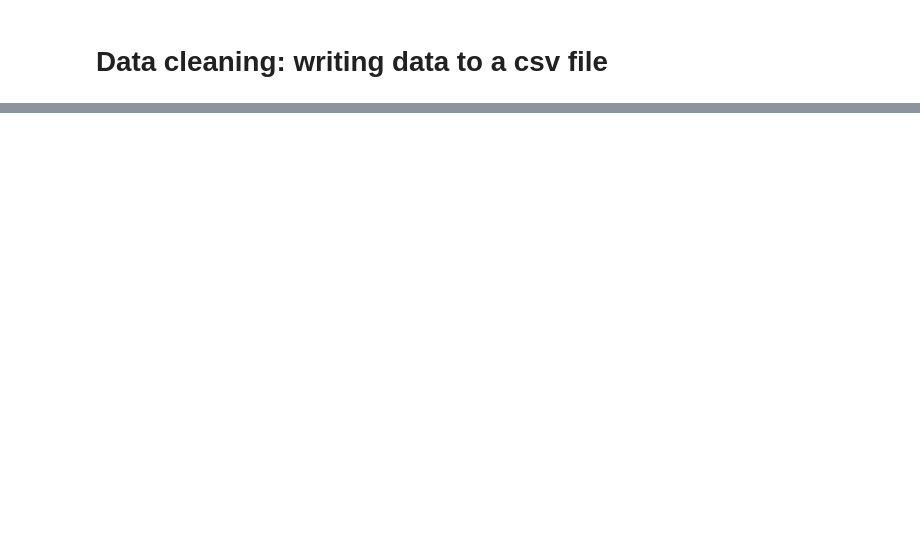
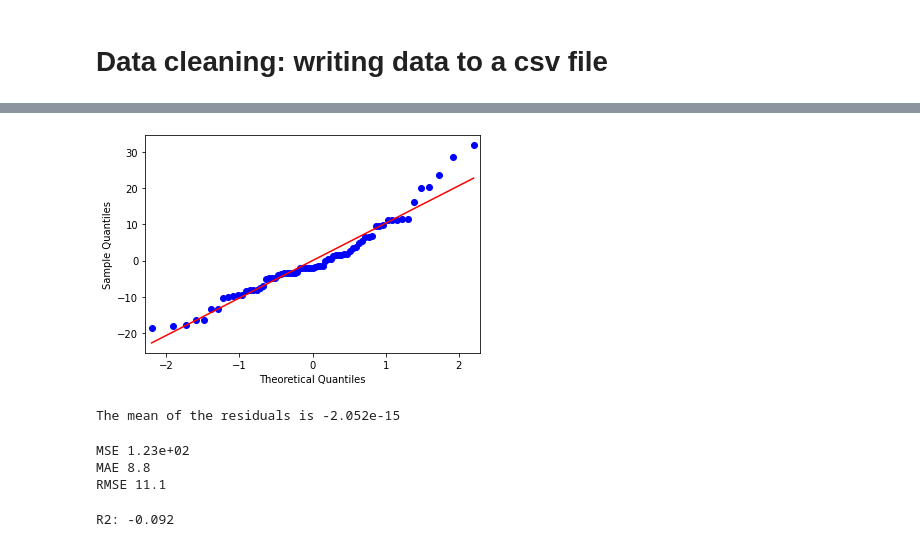
Before and after one commit to Mjoe00/Behaviour-Intention-Gap, a Jupyter notebook: Gap.ipynb, the cells around one changed output, grey strips where cells are left out. Drawn from its saved outputs; the diff is of its cells as text; code cells hidden in the pictures; blank space fills up the shorter version.

```diff
--- a/Gap.ipynb
+++ b/Gap.ipynb
@@ -774,0 +1278,13 @@ wb.save('cleaneddata.xls')
+# %%
+X = df.drop(['affect_neg_frustrated', 'affect_pos_relaxedCalm', 'affect_neg_upset', 'affect_pos_excited', 'affect_neg_stressed', 'affect_pos_motivated', 'affect_neg_angry', 'affect_pos_happy', 'affect_neg_nervousAnxious', 'affect_pos_focused', 'affect_pos_engaged', 'affect_neg_guilty', 'affect_pos_hopeful', 'affect_neg_sad', 'affect_pos_amused', 'affect_neg_bored', 'affect_neg_lazy', 'affect_pos_admired', 'RT', 'TowerTime', 'TowerMoves', 'TrailTime', 'TrailErrors', 'SpatialMemoryScore', 'PSAT', 'Stroopcost', 'DAILY_specific_past24_sleep', 'DAILY_specific_past24_jobSchool', 'DAILY_specific_past24_exercise', 'DAILY_specific_past24_drinks', 'DAILY_specific_past24_leisureSolo','DAILY_specific_past24_unpaidWork', 'DAILY_global_past24_gap'],axis = 1)
+Y1 = df[['DAILY_global_past24_gap']]
+Y2 = df[['SpatialMemoryScore']]
+
+X_train, X_test, y_train, y_test = train_test_split(X, Y1, test_size=0.20, random_state=1)
+#X_train, X_test, y_train, y_test = train_test_split(X, Y2, test_size=0.20, random_state=1)
+
+# create a Linear Regression model object
+regression_model = LinearRegression()
+
+# pass through the X_train & y_train data set
+regression_model.fit(X_train, y_train)
@@ -774,0 +1410,37 @@ wb.save('cleaneddata.xls')
+# %%
+import pylab
+
+# check for the normality of the residuals
+sm.qqplot(est.resid, line='s')
+pylab.show()
+
+# also check that the mean of the residuals is approx. 0.
+mean_residuals = sum(est.resid)/ len(est.resid)
+print("The mean of the residuals is {:.4}".format(mean_residuals))
+# %% [output]
+[figure, added]
+The mean of the residuals is -2.052e-15
+# %%
+import math
+# calculate the mean squared error
+model_mse = mean_squared_error(y_test, y_predict)
+
+# calculate the mean absolute error
+model_mae = mean_absolute_error(y_test, y_predict)
+
+# calulcate the root mean squared error
+model_rmse =  math.sqrt(model_mse)
+
+# display the output
+print("MSE {:.3}".format(model_mse))
+print("MAE {:.3}".format(model_mae))
+print("RMSE {:.3}".format(model_rmse))
+# %% [output]
+MSE 1.23e+02
+MAE 8.8
+RMSE 11.1
+# %%
+model_r2 = r2_score(y_test, y_predict)
+print("R2: {:.2}".format(model_r2))
+# %% [output]
+R2: -0.092
```
Also changed, not shown: parts of 78 cells of this notebook.
